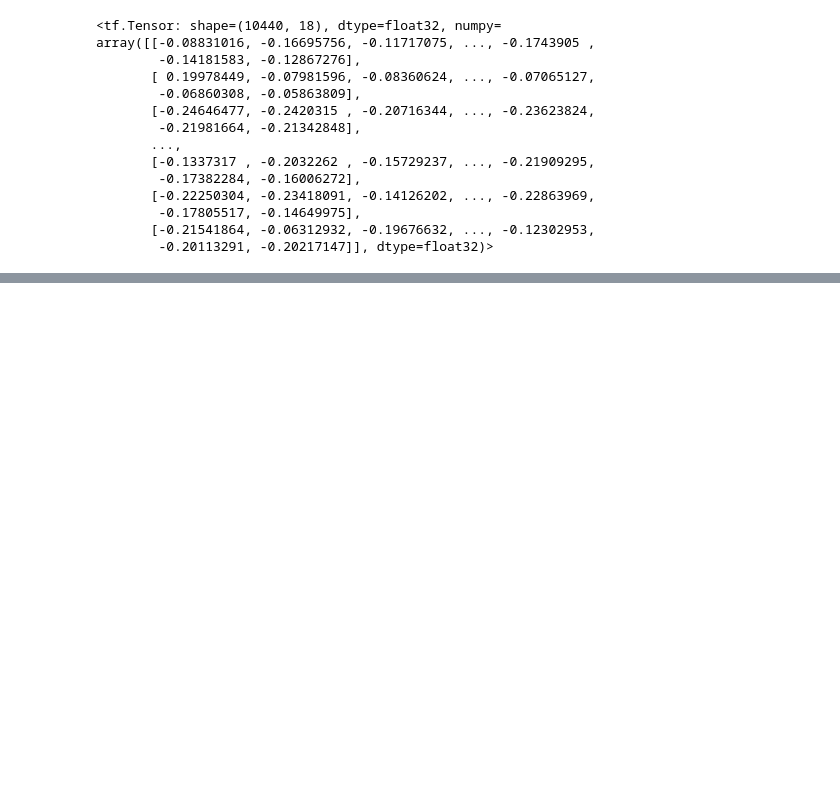
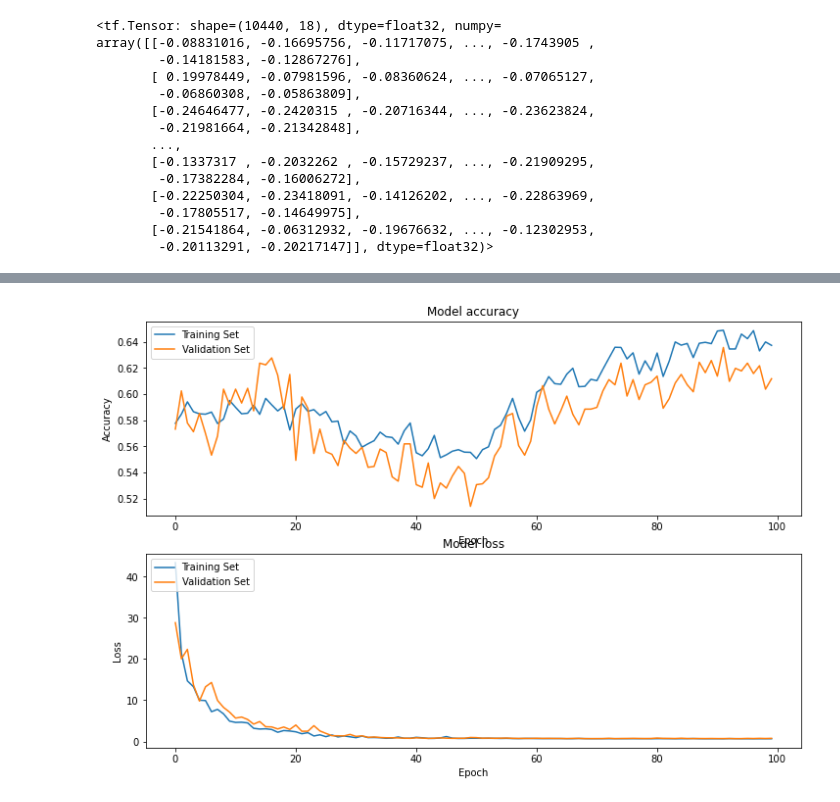
Before and after one commit to EvanaHolevas/going-concern-198, a Jupyter notebook: nn_bankruptcy.ipynb, the cells around one changed output, grey strips where cells are left out. Drawn from its saved outputs; the diff is of its cells as text; code cells hidden in the pictures; blank space fills up the shorter version.

```diff
--- a/nn_bankruptcy.ipynb
+++ b/nn_bankruptcy.ipynb
@@ -168,0 +326,40 @@ plot_history(history)
+# %%
+def binary_classification_model_4(input_shape=(18,)):
+    # create input layer
+    inputs = tf.keras.Input(shape=input_shape)
+
+    # create normalization layer
+    normalization = tf.keras.layers.experimental.preprocessing.Normalization()
+    x = normalization(inputs)
+
+    # create hidden layers
+    # x = tf.keras.layers.Dense(64, activation='relu')(x)
+    # x = tf.keras.layers.BatchNormalization()(x)
+    # x = tf.keras.layers.Dense(32, activation='relu')(x)
+    # x = tf.keras.layers.BatchNormalization()(x)
+    x = tf.keras.layers.Dense(18, activation='relu')(x)
+    # x = tf.keras.layers.BatchNormalization()(x)
+    x = tf.keras.layers.Dense(9, activation='relu')(x)
+    # x = tf.keras.layers.BatchNormalization()(x)
+
+    # create output layer
+    outputs = tf.keras.layers.Dense(1, activation='sigmoid')(x)
+
+    # create model
+    model = tf.keras.Model(inputs=inputs, outputs=outputs)
+
+    # compile model
+    model.compile(optimizer='adam',
+                  loss='binary_crossentropy',
+                  metrics=['accuracy'])
+
+    return model
+# %%
+model4 = binary_classification_model_4()
+history4 = model4.fit(X_train, y_train,
+                    validation_data=(X_validate, y_validate),
+                    epochs=100,
+                    batch_size=24,
+                    # callbacks=callbacks,
+                    # class_weight=class_weight
+                    )
@@ -168,0 +384,4 @@ plot_history(history)
+# %%
+plot_history(history4)
+# %% [output]
+[figure, added]
```
Also changed, not shown: parts of 12 cells of this notebook.
